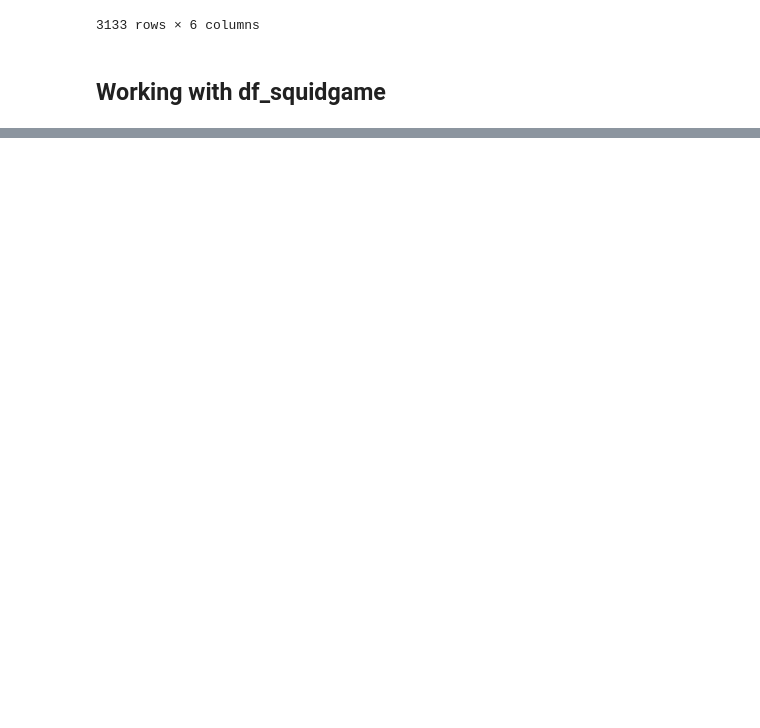
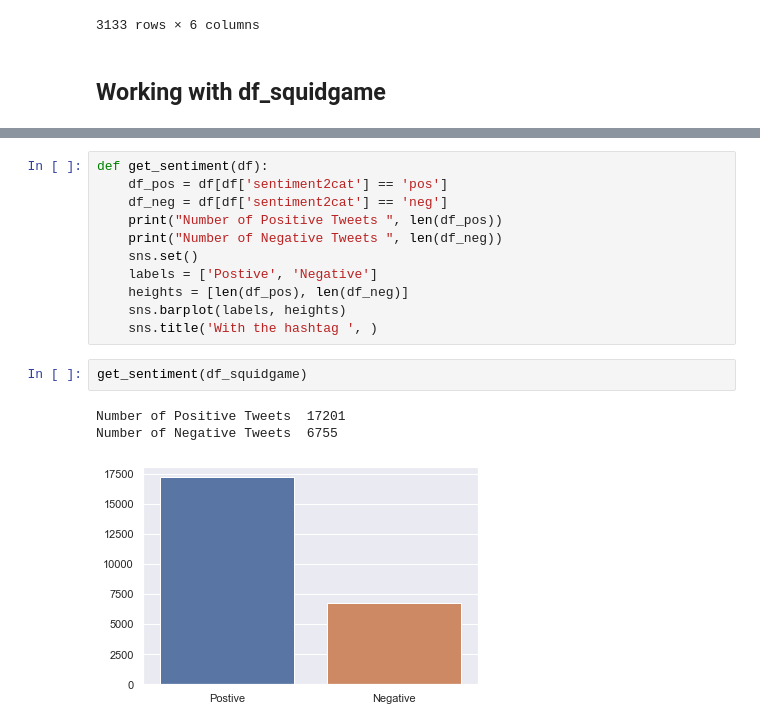
Before and after one commit to minhhienvo368/challenge-sentiment-analysis, a Jupyter notebook: notebooks/data_analysing.ipynb, the cells around one changed output, grey strips where cells are left out. Cells and saved outputs as stored; diff of their text form; blank space fills up the shorter version.

```diff
--- a/notebooks/data_analysing.ipynb
+++ b/notebooks/data_analysing.ipynb
@@ -44,0 +120,17 @@ df_maid
+# %%
+def get_sentiment(df):
+    df_pos = df[df['sentiment2cat'] == 'pos']
+    df_neg = df[df['sentiment2cat'] == 'neg']
+    print("Number of Positive Tweets ", len(df_pos))
+    print("Number of Negative Tweets ", len(df_neg))
+    sns.set()
+    labels = ['Postive', 'Negative']
+    heights = [len(df_pos), len(df_neg)]
+    sns.barplot(labels, heights)
+    sns.title('With the hashtag ', )
+# %%
+get_sentiment(df_squidgame)
+# %% [output]
+Number of Positive Tweets  17201
+Number of Negative Tweets  6755
+[figure, added]
```
Also changed, not shown: parts of 9 cells of this notebook, 19 other files.
